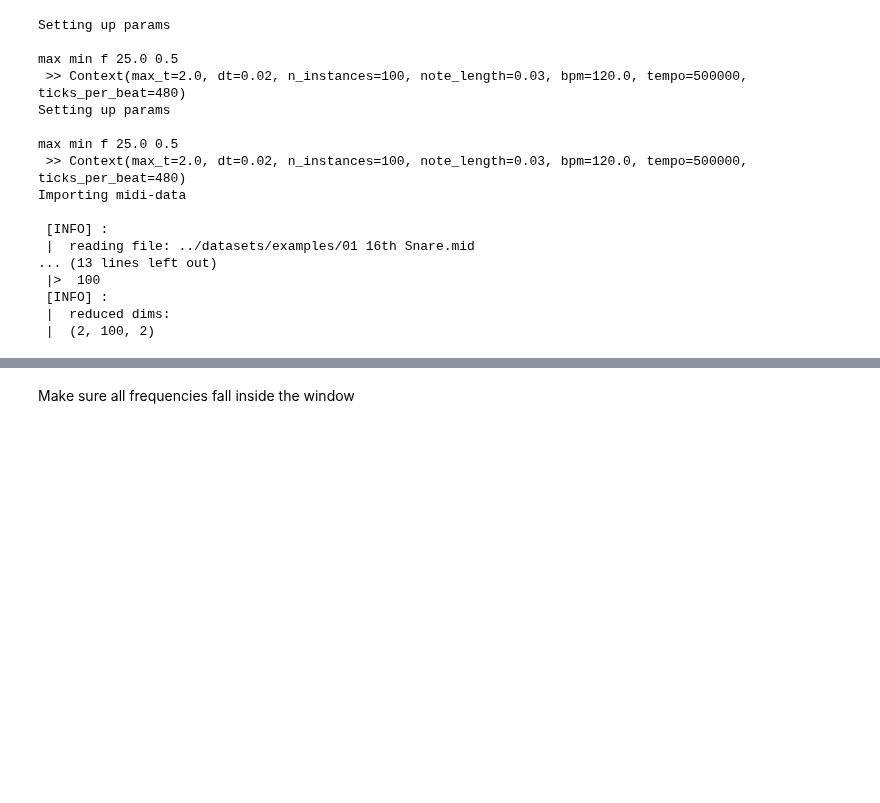
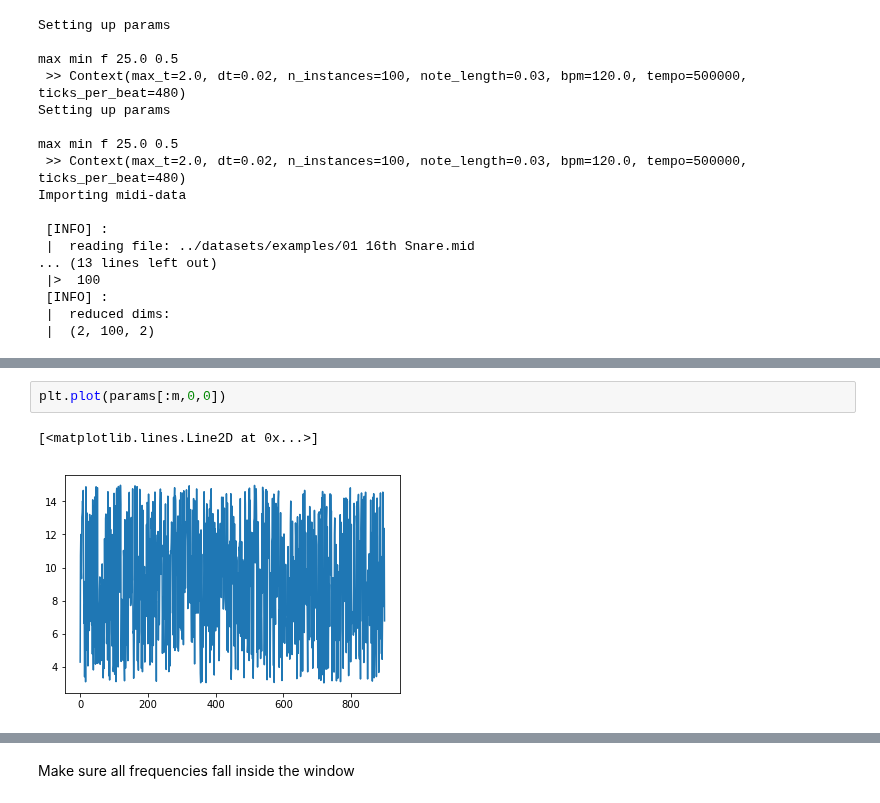
Before and after one commit to voschezang/drum-style-transfer, a Jupyter notebook: src/Experiment-FA-v1a.ipynb, the cells around one changed output, grey strips where cells are left out. Drawn from its saved outputs; the diff is of its cells as text; blank space fills up the shorter version.

```diff
--- a/src/Experiment-FA-v1a.ipynb
+++ b/src/Experiment-FA-v1a.ipynb
@@ -98,3 +111,8 @@ params.shape # n, n_channels, n_polyrythms
+# %%
+plt.plot(params[:m,0,0])
+# %% [output]
+[<matplotlib.lines.Line2D at 0x...>]
+[figure, added]
 # %%
 range_ = (max_f - min_f)
 y_train = (params[:,0,0] - min_f) / range_
```
Also changed, not shown: parts of 32 cells of this notebook, 4 other files.
